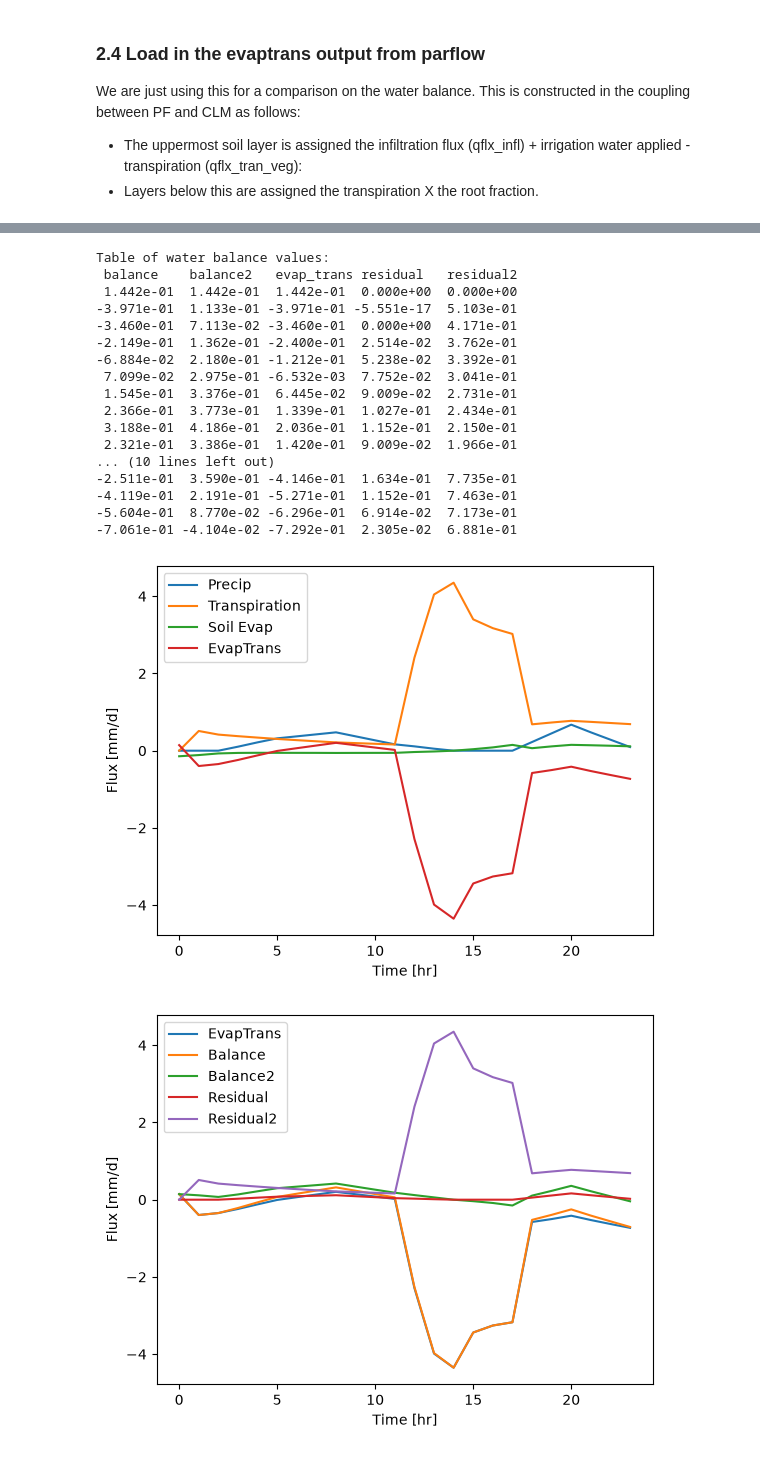
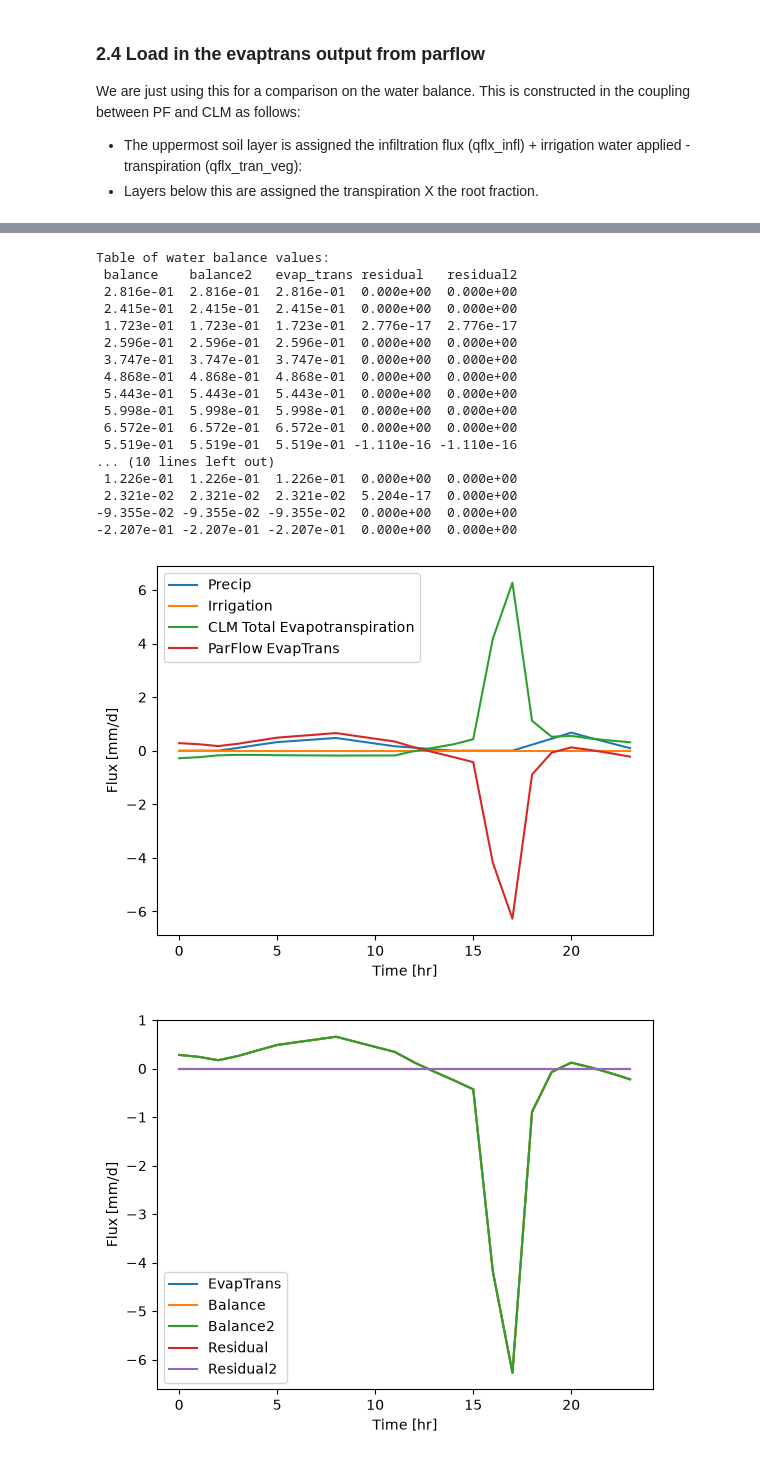
Before and after one commit to hydroframe/ParFlow_CUAHSI_VU, a Jupyter notebook: Activity4_SingleColum_CLM/PFCLM_SC_water_balance.ipynb, the cells around one changed output, grey strips where cells are left out. Saved outputs shown, nothing was run; the diff lists cells and outputs as text; code cells hidden in the pictures.

```diff
--- a/Activity4_SingleColum_CLM/PFCLM_SC_water_balance.ipynb
+++ b/Activity4_SingleColum_CLM/PFCLM_SC_water_balance.ipynb
@@ -46,7 +46,7 @@ import parflow.tools.hydrology as hydro
 ### 1.1 Setting up run name and directory
 # %%
 #Set run name (CHANGE THis for later runs)
-pf_runname = "Baseline_Col"
+pf_runname = "Forest_Col"
 
 
 # set up the run directory
@@ -553,9 +551,10 @@ files = sorted(glob(os.path.join(path, f"{pf_runname}.out.clm_output.*.C.pfb")))
 CLM_data = pf.read_pfb_sequence(files)
 ## create data frame for CLM output ET vars
 clm_output = pd.DataFrame({'T [mm/s]':CLM_data[:,8,0,0],
-                           'Ebs [mm/s]':CLM_data[:,6,0,0],''
+                           'Ebs [mm/s]':CLM_data[:,6,0,0],
                            'Qflux infil [mm/s]':CLM_data[:,9,0,0],
                            'Qflux irrig [mm/s]':CLM_data[:,12,0,0],
+                           'qflx_evap_tot [mm/s]':CLM_data[:,4,0,0],
                            'qflx_evap_grnd [mm/s]':CLM_data[:,5,0,0],
                            'qflx_evap_veg [mm/s]':CLM_data[:,7,0,0] })
 # %% [markdown]
@@ -585,57 +584,65 @@ We will compare these two approaches below note that our precip input and the fl
 # %%
+stopt=24
 # calculate the water balance from CLM to PF
-balance = forcing_df['APCP [mm/s]'].iloc[0:24]*(3600*24)- (clm_output['T [mm/s]'].apply(pd.to_numeric)*(3600*24) + clm_output['Ebs [mm/s]'].apply(pd.to_numeric)*(3600*24))
-balance2 = (clm_output['Qflux irrig [mm/s]'].apply(pd.to_numeric)*(3600*24)+ clm_output['Qflux infil [mm/s]'].apply(pd.to_numeric)*(3600*24))
+seconds_per_day = 3600 * 24
+precip = pd.to_numeric(forcing_df['APCP [mm/s]'].iloc[:stopt]) * seconds_per_day
+irrigation = pd.to_numeric(clm_output['Qflux irrig [mm/s]'].iloc[:stopt]) * seconds_per_day
+infiltration = pd.to_numeric(clm_output['Qflux infil [mm/s]'].iloc[:stopt]) * seconds_per_day
+transpiration = pd.to_numeric(clm_output['T [mm/s]'].iloc[:stopt]) * seconds_per_day
+total_evap = pd.to_numeric(clm_output['qflx_evap_tot [mm/s]'].iloc[:stopt]) * seconds_per_day
+
+balance = precip + irrigation - total_evap
+balance2 = infiltration + irrigation - transpiration
 
 # calculate two residuals, checked against the evap_trans values, corresponding to balance and balance2 above
 residual = (balance - evap_trans)
 residual2 = (balance2 - evap_trans)
 
 # we make a table of the water balances and corresponding residuals
 print()
 print("Table of water balance values:")
 print(" balance    balance2   evap_trans residual   residual2")
 for i in range (stopt):
     print('% 5.3e % 5.3e % 5.3e % 5.3e % 5.3e' % (balance[i], balance2[i],evap_trans[i],residual[i],residual2[i]))
 
 
 # Plot the inputs to this water balance calculation
-plt.plot(forcing_df['APCP [mm/s]'].iloc[0:24]*(3600*24), label='Precip')
-plt.plot(clm_output['T [mm/s]']*(3600*24), label='Transpiration')
-plt.plot(clm_output['Ebs [mm/s]']*(3600*24), label='Soil Evap')
-plt.plot(evap_trans, label='EvapTrans')
+plt.plot(precip, label='Precip')
+plt.plot(irrigation, label='Irrigation')
+plt.plot(total_evap, label='CLM Total Evapotranspiration')
+plt.plot(evap_trans, label='ParFlow EvapTrans')
 plt.xlabel('Time [hr]')
 plt.ylabel('Flux [mm/d]')  ## note that we converted the fluxes to mm/d
 plt.legend()
 plt.show()
 
 # Plot the different forcing term calculations, Evap Trans, and the residuals
 plt.plot(evap_trans, label='EvapTrans')
 plt.plot(balance, label='Balance')
 plt.plot(balance2, label='Balance2')
 plt.plot(residual, label='Residual')
 plt.plot(residual2, label='Residual2')
 plt.xlabel('Time [hr]')
 plt.ylabel('Flux [mm/d]')
 plt.legend()
 plt.show()
 # %% [output]
 Table of water balance values:
  balance    balance2   evap_trans residual   residual2
- 1.442e-01  1.442e-01  1.442e-01  0.000e+00  0.000e+00
--3.971e-01  1.133e-01 -3.971e-01 -5.551e-17  5.103e-01
--3.460e-01  7.113e-02 -3.460e-01  0.000e+00  4.171e-01
--2.149e-01  1.362e-01 -2.400e-01  2.514e-02  3.762e-01
--6.884e-02  2.180e-01 -1.212e-01  5.238e-02  3.392e-01
- 7.099e-02  2.975e-01 -6.532e-03  7.752e-02  3.041e-01
- 1.545e-01  3.376e-01  6.445e-02  9.009e-02  2.731e-01
- 2.366e-01  3.773e-01  1.339e-01  1.027e-01  2.434e-01
- 3.188e-01  4.186e-01  2.036e-01  1.152e-01  2.150e-01
- 2.321e-01  3.386e-01  1.420e-01  9.009e-02  1.966e-01
+ 2.816e-01  2.816e-01  2.816e-01  0.000e+00  0.000e+00
+ 2.415e-01  2.415e-01  2.415e-01  0.000e+00  0.000e+00
+ 1.723e-01  1.723e-01  1.723e-01  2.776e-17  2.776e-17
+ 2.596e-01  2.596e-01  2.596e-01  0.000e+00  0.000e+00
+ 3.747e-01  3.747e-01  3.747e-01  0.000e+00  0.000e+00
+ 4.868e-01  4.868e-01  4.868e-01  0.000e+00  0.000e+00
+ 5.443e-01  5.443e-01  5.443e-01  0.000e+00  0.000e+00
+ 5.998e-01  5.998e-01  5.998e-01  0.000e+00  0.000e+00
+ 6.572e-01  6.572e-01  6.572e-01  0.000e+00  0.000e+00
+ 5.519e-01  5.519e-01  5.519e-01 -1.110e-16 -1.110e-16
 ... (10 lines left out)
--2.511e-01  3.590e-01 -4.146e-01  1.634e-01  7.735e-01
--4.119e-01  2.191e-01 -5.271e-01  1.152e-01  7.463e-01
--5.604e-01  8.770e-02 -6.296e-01  6.914e-02  7.173e-01
--7.061e-01 -4.104e-02 -7.292e-01  2.305e-02  6.881e-01
+ 1.226e-01  1.226e-01  1.226e-01  0.000e+00  0.000e+00
+ 2.321e-02  2.321e-02  2.321e-02  5.204e-17  0.000e+00
+-9.355e-02 -9.355e-02 -9.355e-02  0.000e+00  0.000e+00
+-2.207e-01 -2.207e-01 -2.207e-01  0.000e+00  0.000e+00
-[figure, old version]
+[figure, new version]
-[figure, old version]
+[figure, new version]
```
Also changed, not shown: parts of 4 cells of this notebook, 1 other file.
